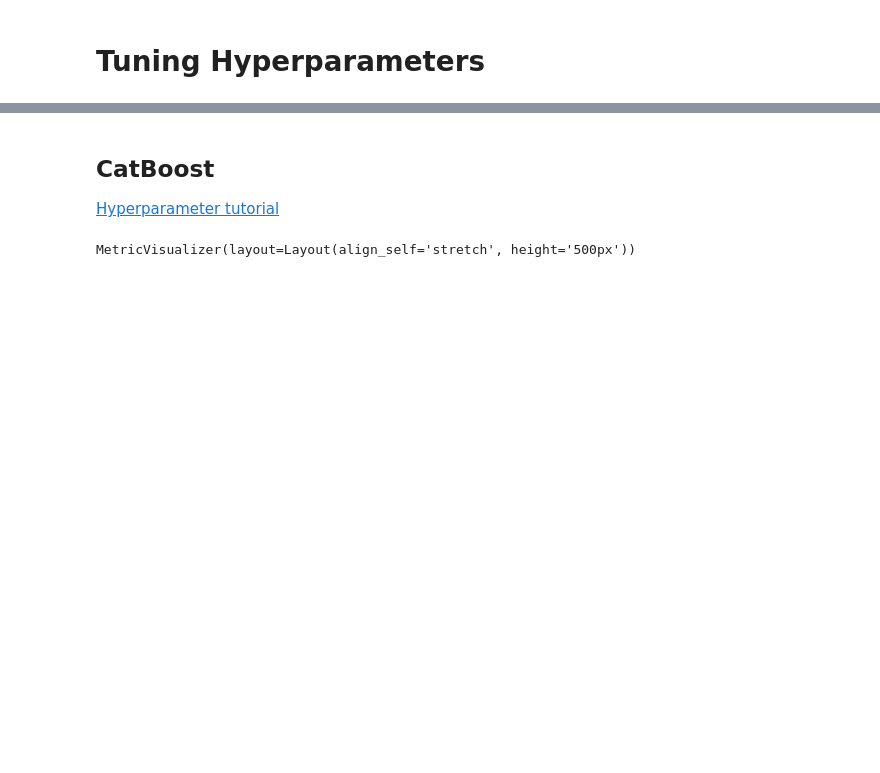
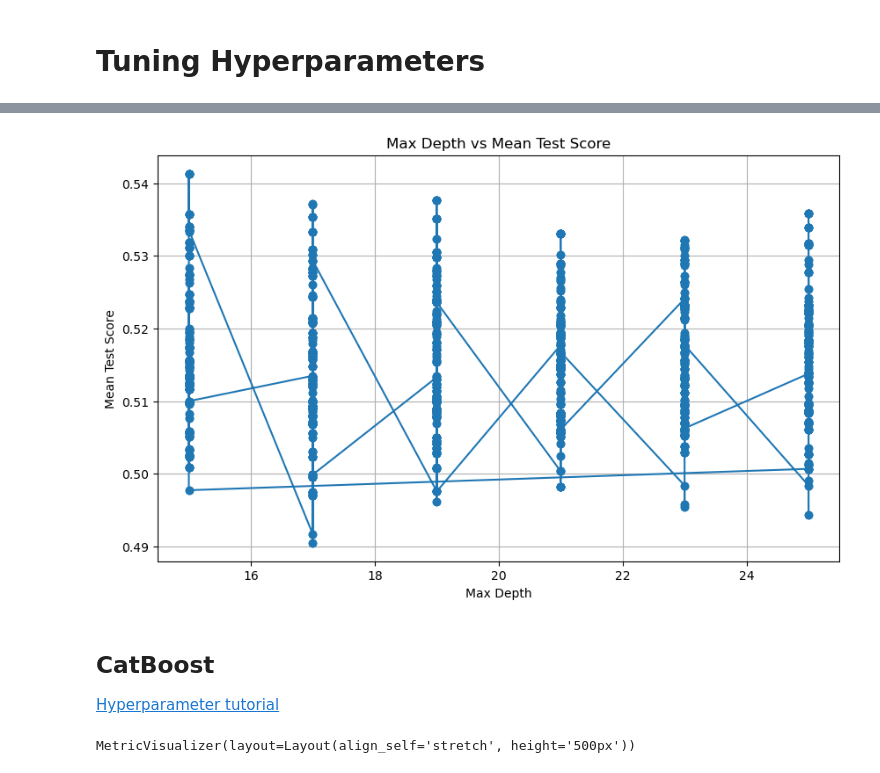
Before and after one commit to Delarams/AIRES_project, a Jupyter notebook: PerformanceOpt.ipynb, the cells around one changed output, grey strips where cells are left out. Saved outputs shown, nothing was run; the diff lists cells and outputs as text; code cells hidden in the pictures; blank space fills up the shorter version.

```diff
--- a/PerformanceOpt.ipynb
+++ b/PerformanceOpt.ipynb
@@ -394,0 +330,14 @@ Fitting 10 folds for each of 9 candidates, totalling 90 fits
+# %%
+for k, (train_index, test_index) in enumerate(kf.split(X, Y)):
+    X_train, X_test = X.iloc[train_index], X.iloc[test_index]
+    y_train, y_test = Y.iloc[train_index], Y.iloc[test_index]
+
+    random_search.fit(X_train, y_train)
+    print(f'Fold ', k+1)
+    print(random_search.best_params_)
+    print(f'Train Accuracy: {random_search.best_score_}')
+    print(f'Test Accuracy: {random_search.score(X_test, y_test)}')
+
+
+# random_search.fit(X, Y)
+# print(random_search.best_params_)
@@ -401,3 +383,22 @@ Test Accuracy: 0.462797619047619
+# %%
+results = random_search.cv_results_
+
+# Get the mean test scores (averaged over all folds)
+mean_test_scores = results['mean_test_score']
+
+# Get the max_depth parameters
+max_depths = results['param_classifier__max_depth']
+
+# Plot max_depth vs mean_test_score
+plt.figure(figsize=(10, 6))
+plt.plot(max_depths, mean_test_scores, marker='o')
+plt.xlabel('Max Depth')
+plt.ylabel('Mean Test Score')
+plt.title('Max Depth vs Mean Test Score')
+plt.grid(True)
+plt.show()
+# %% [output]
+[figure, added]
 # %% [markdown]
 ## CatBoost
 [Hyperparameter tutorial](https://www.geeksforgeeks.org/catboost-parameters-and-hyperparameters/)
```
Also changed, not shown: parts of 17 cells of this notebook, 5 other files.
